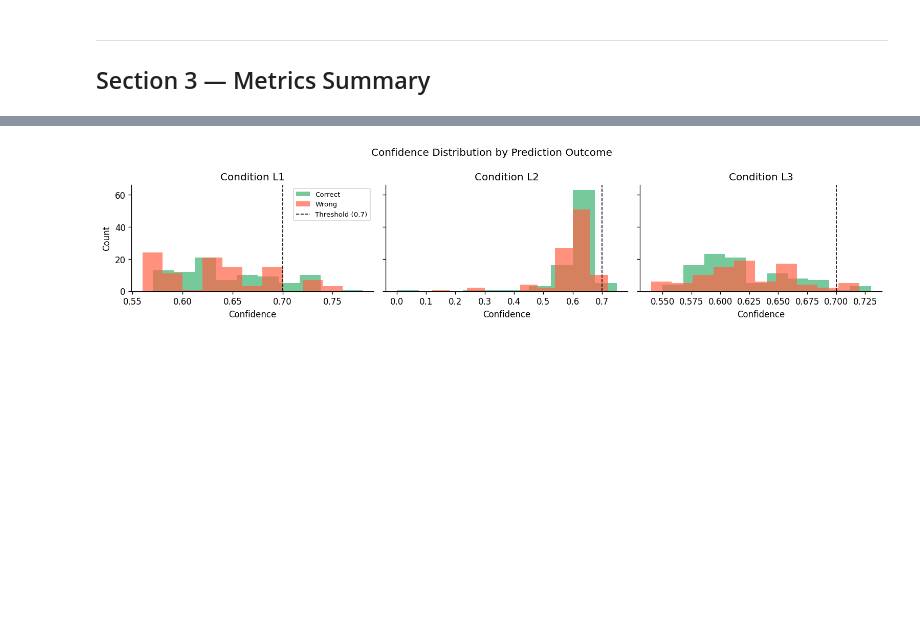
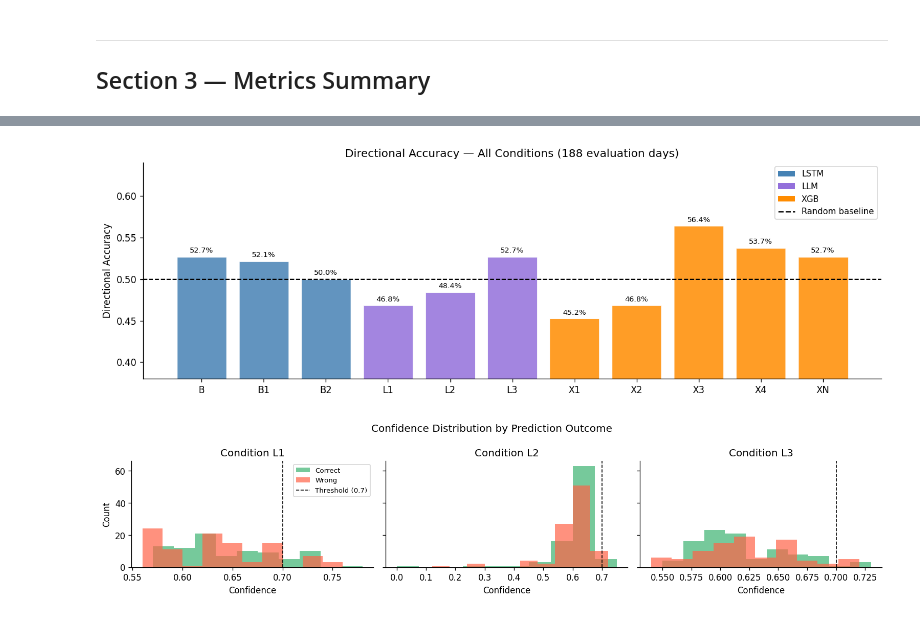
Before and after one commit to mhaefke23/llm-stock-prediction, a Jupyter notebook: notebooks/analysis.ipynb, the cells around one changed output, grey strips where cells are left out. Cells and saved outputs as stored; diff of their text form; code cells hidden in the pictures; blank space fills up the shorter version.

```diff
--- a/notebooks/analysis.ipynb
+++ b/notebooks/analysis.ipynb
@@ -260,3 +362,48 @@ plt.show()
+# %%
+# ── Leaderboard bar chart — all conditions ────────────────────────────────────
+all_conditions = [
+    (pred_B,  'B',  'LSTM'),
+    (pred_B1, 'B1', 'LSTM'),
+    (pred_B2, 'B2', 'LSTM'),
+    (pred_L1, 'L1', 'LLM'),
+    (pred_L2, 'L2', 'LLM'),
+    (pred_L3, 'L3', 'LLM'),
+    (pred_X1, 'X1', 'XGB'),
+    (pred_X2, 'X2', 'XGB'),
+    (pred_X3, 'X3', 'XGB'),
+    (pred_X4, 'X4', 'XGB'),
+    (pred_XN, 'XN', 'XGB'),
+]
+all_conditions = [(df, lbl, grp) for df, lbl, grp in all_conditions if df is not None]
+
+labels  = [lbl for _, lbl, _ in all_conditions]
+accs    = [dir_accuracy(df) for df, _, _ in all_conditions]
+groups  = [grp for _, _, grp in all_conditions]
+
+color_map = {'LSTM': 'steelblue', 'LLM': 'mediumpurple', 'XGB': 'darkorange'}
+colors = [color_map[g] for g in groups]
+
+fig, ax = plt.subplots(figsize=(12, 4))
+bars = ax.bar(labels, accs, color=colors, alpha=0.85, edgecolor='white', linewidth=0.5)
+ax.axhline(0.5, color='black', lw=1.2, ls='--', label='Random baseline (50%)')
+
+for bar, acc in zip(bars, accs):
+    ax.text(bar.get_x() + bar.get_width() / 2, bar.get_height() + 0.003,
+            f'{acc:.1%}', ha='center', va='bottom', fontsize=8)
+
+from matplotlib.patches import Patch
+legend_elements = [Patch(facecolor=c, label=g) for g, c in color_map.items()]
+legend_elements.append(plt.Line2D([0], [0], color='black', ls='--', label='Random baseline'))
+ax.legend(handles=legend_elements, fontsize=9)
+
+ax.set_ylim(0.38, 0.64)
+ax.set_ylabel('Directional Accuracy')
+ax.set_title('Directional Accuracy — All Conditions (188 evaluation days)')
+fig.tight_layout()
+plt.savefig(f'{ROOT}/results/figures/leaderboard.png', bbox_inches='tight')
+plt.show()
+# %% [output]
+[figure, added]
 # %%
 # ── Confidence distribution for LLM conditions ───────────────────────────────
 fig, axes = plt.subplots(1, 3, figsize=(13, 3), sharey=True)
```
Also changed, not shown: parts of 8 cells of this notebook, 18 other files.
